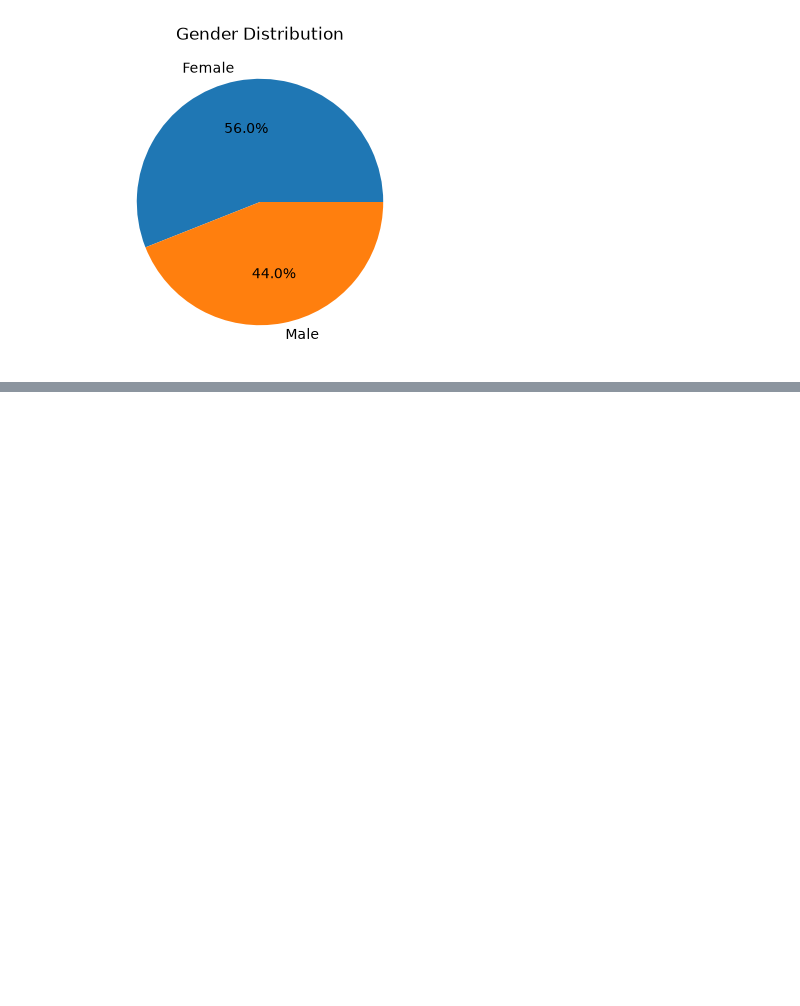
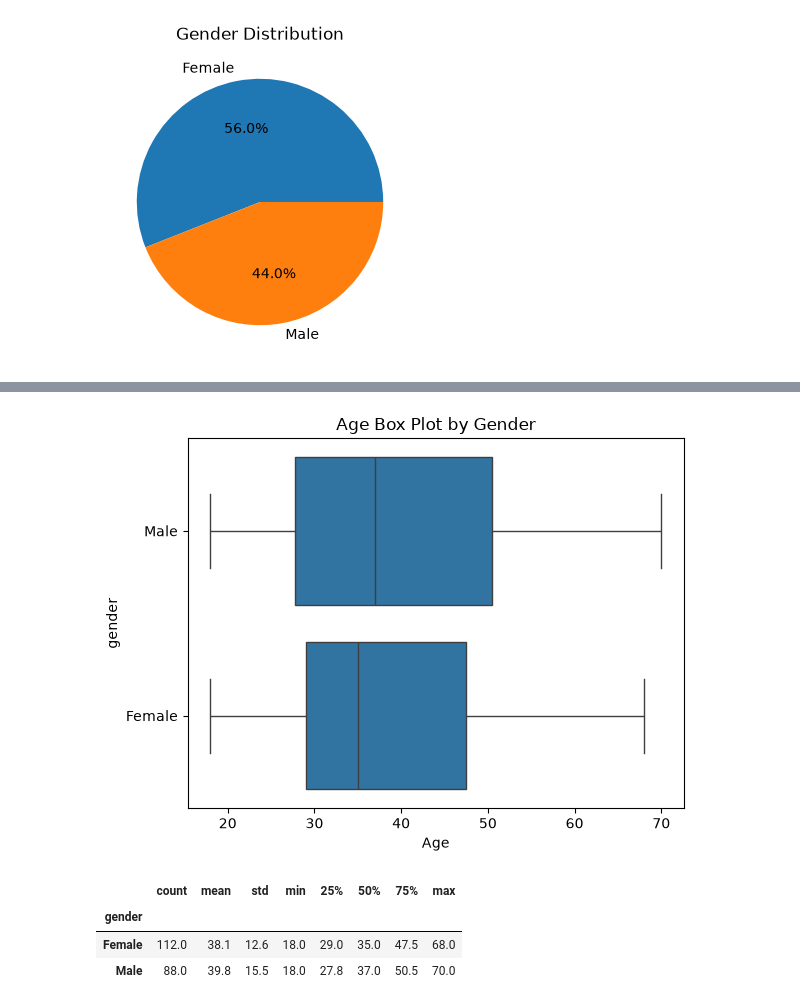
Before and after one commit to Dale-Alexander/ACI, a Jupyter notebook: 02_data_exploration/02_Mall_Customers.ipynb, the cells around one changed output, grey strips where cells are left out. Saved outputs shown, nothing was run; the diff lists cells and outputs as text; code cells hidden in the pictures; blank space fills up the shorter version.

```diff
--- a/02_data_exploration/02_Mall_Customers.ipynb
+++ b/02_data_exploration/02_Mall_Customers.ipynb
@@ -218,0 +299,16 @@ Index(['CustomerID', 'Gender', 'Age', 'Annual Income (k$)',
+# %%
+# Is there a variation in age distribution across gender?
+sns.boxplot(x='age', y='gender', data=customers)
+plt.title('Age Box Plot by Gender')
+plt.xlabel('Age')
+plt.show()
+# %% [output]
+[figure, added]
+# %%
+# translate the boxplot into numbers
+customers.groupby('gender')['age'].describe().round(1)
+# %% [output]
+|  | count | mean | std | min | 25% | 50% | 75% | max |
+| gender |  |  |  |  |  |  |  |  |
+| Female | 112.0 | 38.1 | 12.6 | 18.0 | 29.0 | 35.0 | 47.5 | 68.0 |
+| Male | 88.0 | 39.8 | 15.5 | 18.0 | 27.8 | 37.0 | 50.5 | 70.0 |
```
Also changed, not shown: parts of 32 cells of this notebook.
